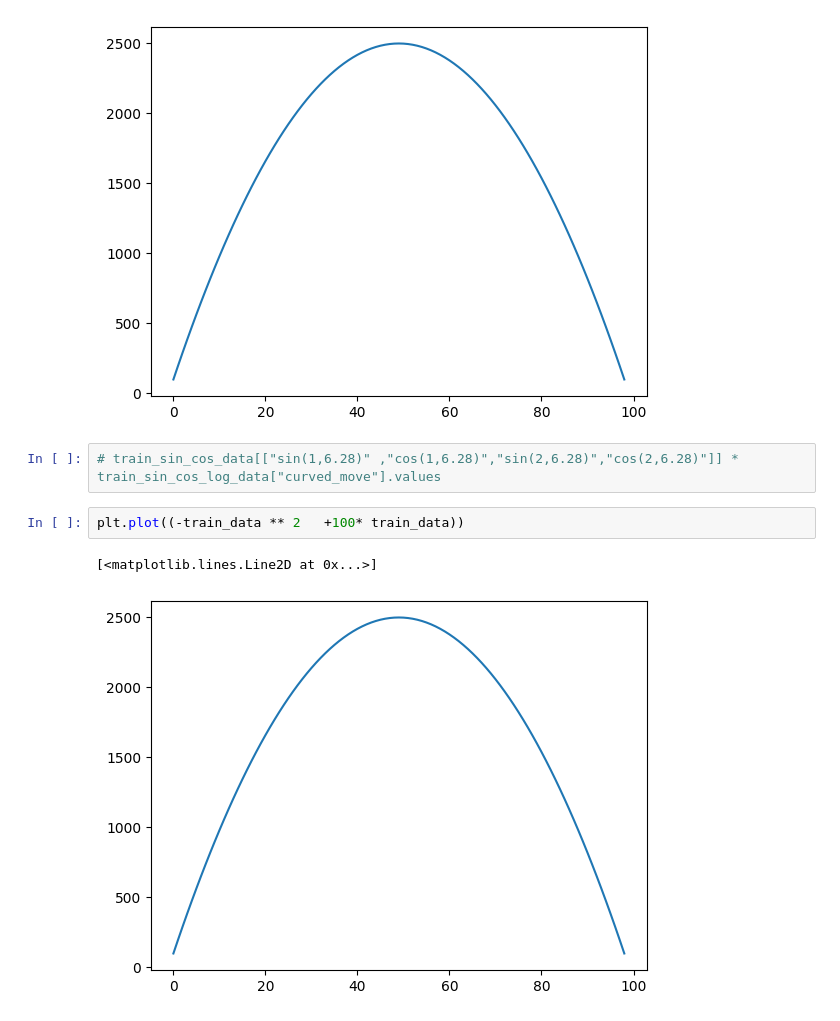
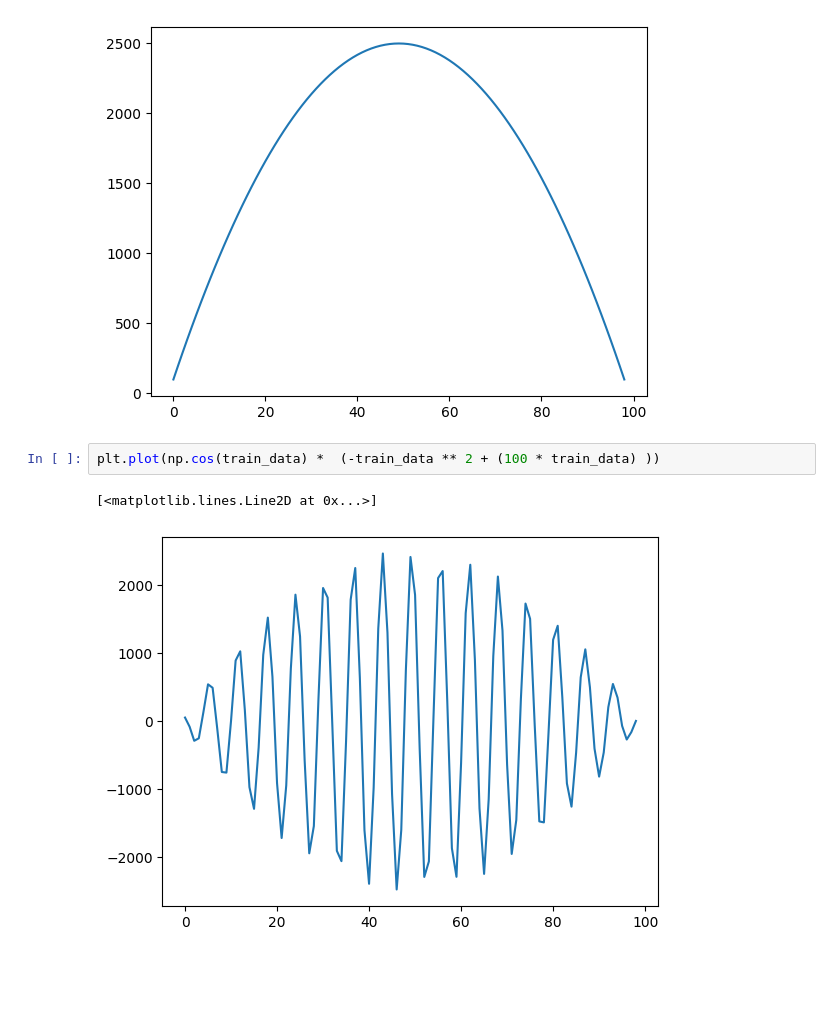
Before and after one commit to CaioMaxximus/Exploring-Different-Curves-with-Linear-Regression, a Jupyter notebook: creating-diferent-curves-with-linear-regression.ipynb, the cells around one changed output. Drawn from its saved outputs; the diff is of its cells as text; blank space fills up the shorter version.

Commit message:
Kaggle Notebook | Recreating different kinds of curves with LR | Version 4

```diff
--- a/creating-diferent-curves-with-linear-regression.ipynb
+++ b/creating-diferent-curves-with-linear-regression.ipynb
@@ -416,10 +433,8 @@ plt.plot( train_data ** 2 * -1 +  100* train_data)
 # %% [output]
 [<matplotlib.lines.Line2D at 0x...>]
 [figure]
-# %%
-# train_sin_cos_data[["sin(1,6.28)" ,"cos(1,6.28)","sin(2,6.28)","cos(2,6.28)"]] * train_sin_cos_log_data["curved_move"].values
 # %%
-plt.plot((-train_data ** 2   +100* train_data))
+plt.plot(np.cos(train_data) *  (-train_data ** 2 + (100 * train_data) ))
 # %% [output]
 [<matplotlib.lines.Line2D at 0x...>]
-[figure, old version]
+[figure, new version]
```
Also changed, not shown: parts of 15 cells of this notebook.
